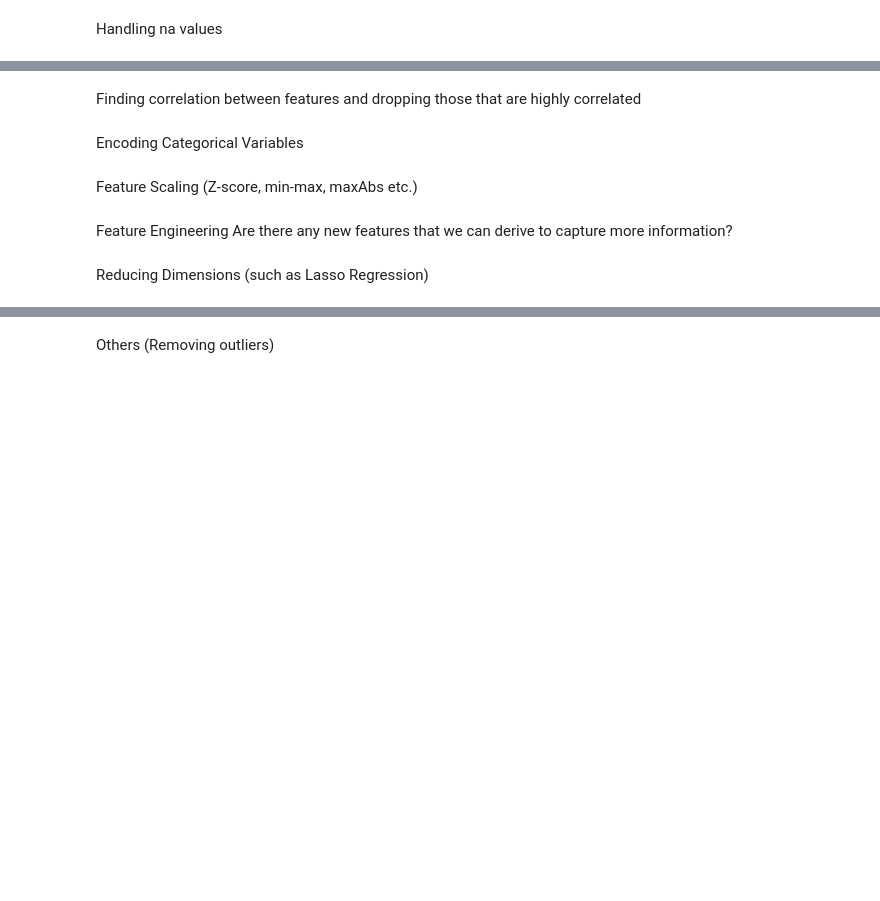
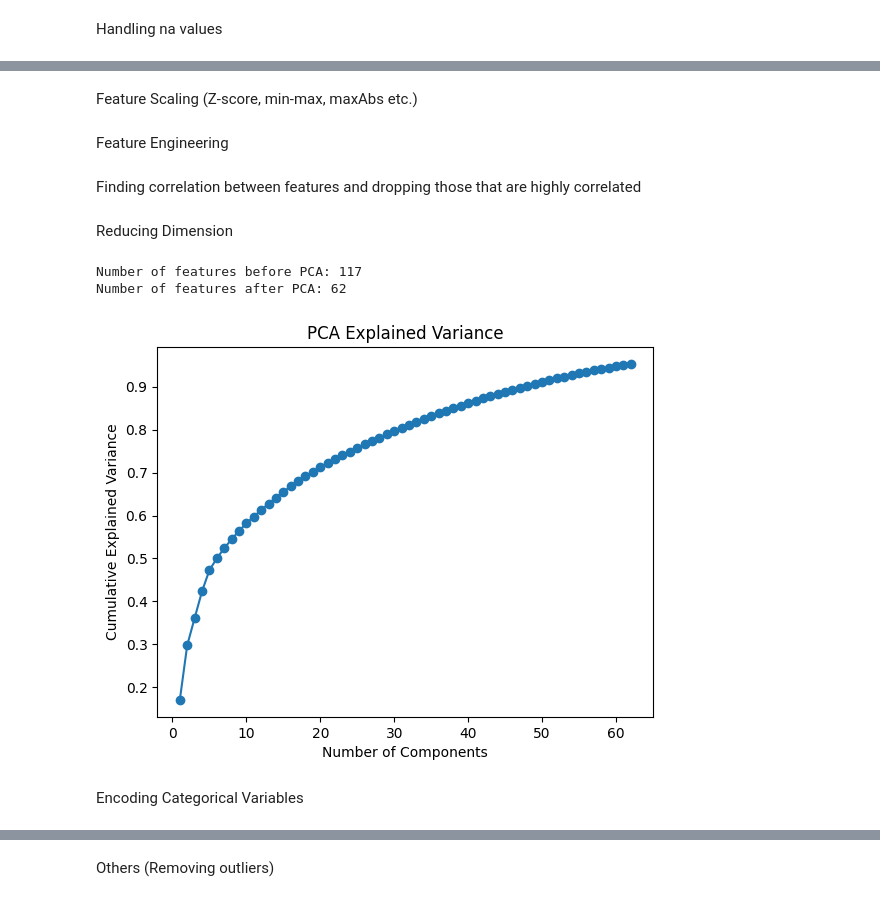
Before and after one commit to ruicongg/deadline-day, a Jupyter notebook: football_valuation_prediction.ipynb, the cells around one changed output, grey strips where cells are left out. Saved outputs shown, nothing was run; the diff lists cells and outputs as text; code cells hidden in the pictures; blank space fills up the shorter version.

```diff
--- a/football_valuation_prediction.ipynb
+++ b/football_valuation_prediction.ipynb
@@ -106,0 +137,5 @@ outfield_df.head()
+# %%
+# Dropping all entries with BasedOnMinutes less than 450 min, playing less than 5 games
+print(f"Number of outfield outfield records before filtering: {len(outfield_df)}")
+outfield_df = outfield_df[outfield_df['BasedOnMinutes'] >= 450]
+print(f"Number of outfield outfield records after filtering: {len(outfield_df)}")
@@ -151,11 +211,65 @@ Number of rows dropped: 629
+# %% [markdown]
+Feature Scaling (Z-score, min-max, maxAbs etc.)
+# %% [markdown]
+Feature Engineering
+# %%
+# Compute the Goals per Expected Goals Ratio
+outfield_df["Finishing_Efficiency"] = outfield_df["Percentile_Goals"] / outfield_df["Percentile_Goals - xG"]
+
+# Handle cases where xG is zero (avoid division by zero)
+outfield_df["Finishing_Efficiency"] = outfield_df["Finishing_Efficiency"].replace(float('inf'), 0)
+
+# Drop Percentile_Goals - xG
+outfield_df = outfield_df.drop(columns=["Percentile_Goals - xG"])
+
+# Compute the Assists per Expected Assists Ratio
+outfield_df["Assist_Efficiency"] = outfield_df["Percentile_Assists"] / outfield_df["Percentile_xA: Expected Assists"]
+outfield_df["Assist_Efficiency"] = outfield_df["Assist_Efficiency"].replace(float('inf'), 0)
+outfield_df = outfield_df.drop(columns=["Percentile_xA: Expected Assists"])
 # %% [markdown]
 Finding correlation between features and dropping those that are highly correlated
+# %% [markdown]
+Reducing Dimension
+# %%
+# Specify categorical columns to keep
+non_statistical_data = ["Player", "Versus", "BasedOnMinutes", "scouting_period"]
+
+# Separate categorical and numerical features
+kept_features_df = outfield_df[non_statistical_data].reset_index(drop=True)  # Reset index for safe merge
+features = outfield_df.drop(columns=non_statistical_data)  # Drop categorical columns for PCA
+
+# Print the number of features before PCA
+print("Number of features before PCA:", features.shape[1])
+
+# Standardize numerical features before applying PCA
+scaler = StandardScaler()
+X_scaled = scaler.fit_transform(features)
+
+# Apply PCA to retain 95% variance
+pca = PCA(n_components=0.95)
+X_pca = pca.fit_transform(X_scaled)
+
+# Convert PCA output back to DataFrame
+pca_df = pd.DataFrame(X_pca, index=outfield_df.index)
+
+# Name PCA columns properly
+pca_df.columns = [f'PCA_{i+1}' for i in range(pca_df.shape[1])]
+
+# Concatenate categorical columns with PCA-transformed numerical data
+outfield_df_pca = pd.concat([kept_features_df, pca_df.reset_index(drop=True)], axis=1)
+
+# Print the number of features after PCA
+print("Number of features after PCA:", pca_df.shape[1])
+
+# Plot PCA explained variance
+plt.plot(range(1, len(pca.explained_variance_ratio_)+1), pca.explained_variance_ratio_.cumsum(), marker='o')
+plt.xlabel('Number of Components')
+plt.ylabel('Cumulative Explained Variance')
+plt.title("PCA Explained Variance")
+plt.show()
+# %% [output]
+Number of features before PCA: 117
+Number of features after PCA: 62
+[figure, added]
 # %% [markdown]
 Encoding Categorical Variables
-# %% [markdown]
-Feature Scaling (Z-score, min-max, maxAbs etc.)
-# %% [markdown]
-Feature Engineering
-Are there any new features that we can derive to capture more information?
-# %% [markdown]
-Reducing Dimensions (such as Lasso Regression)
```
Also changed, not shown: parts of 20 cells of this notebook, 1 other file.
